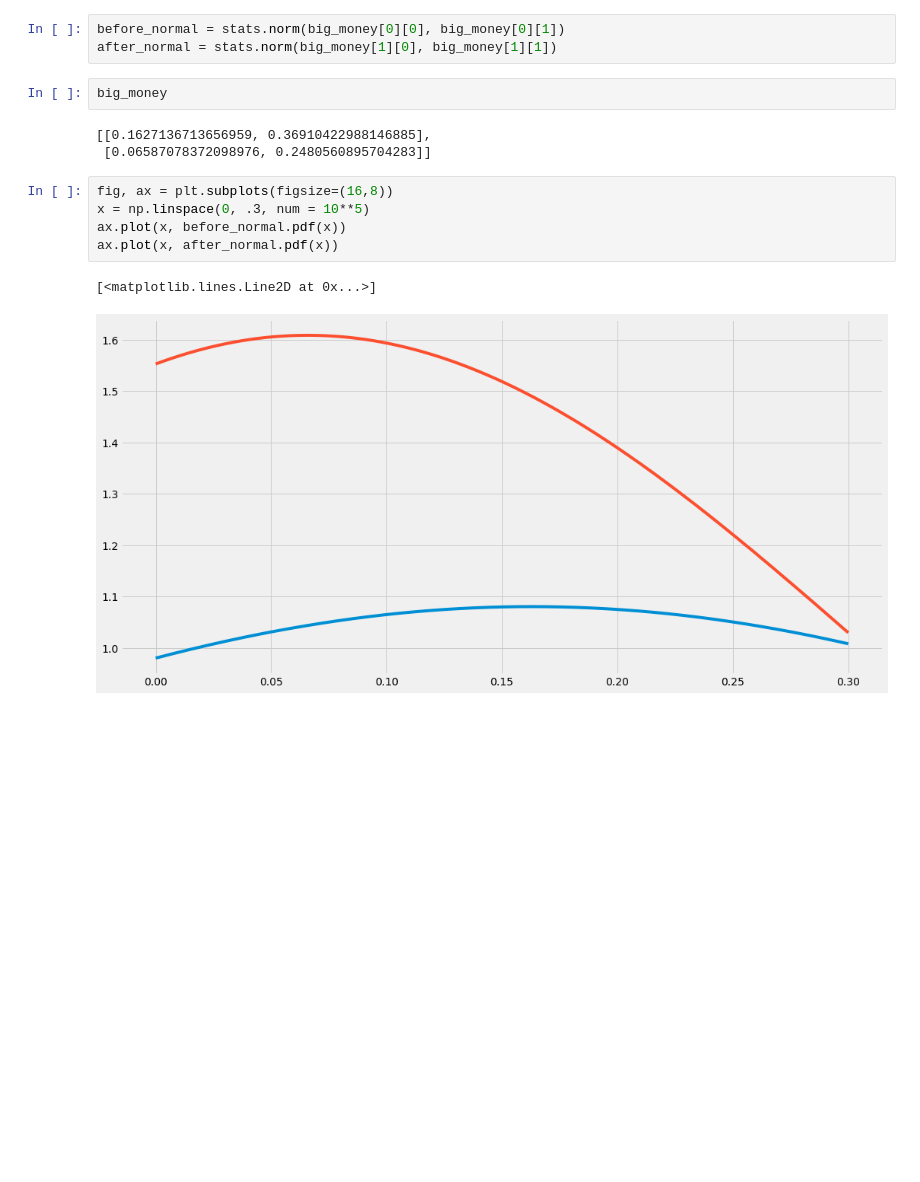
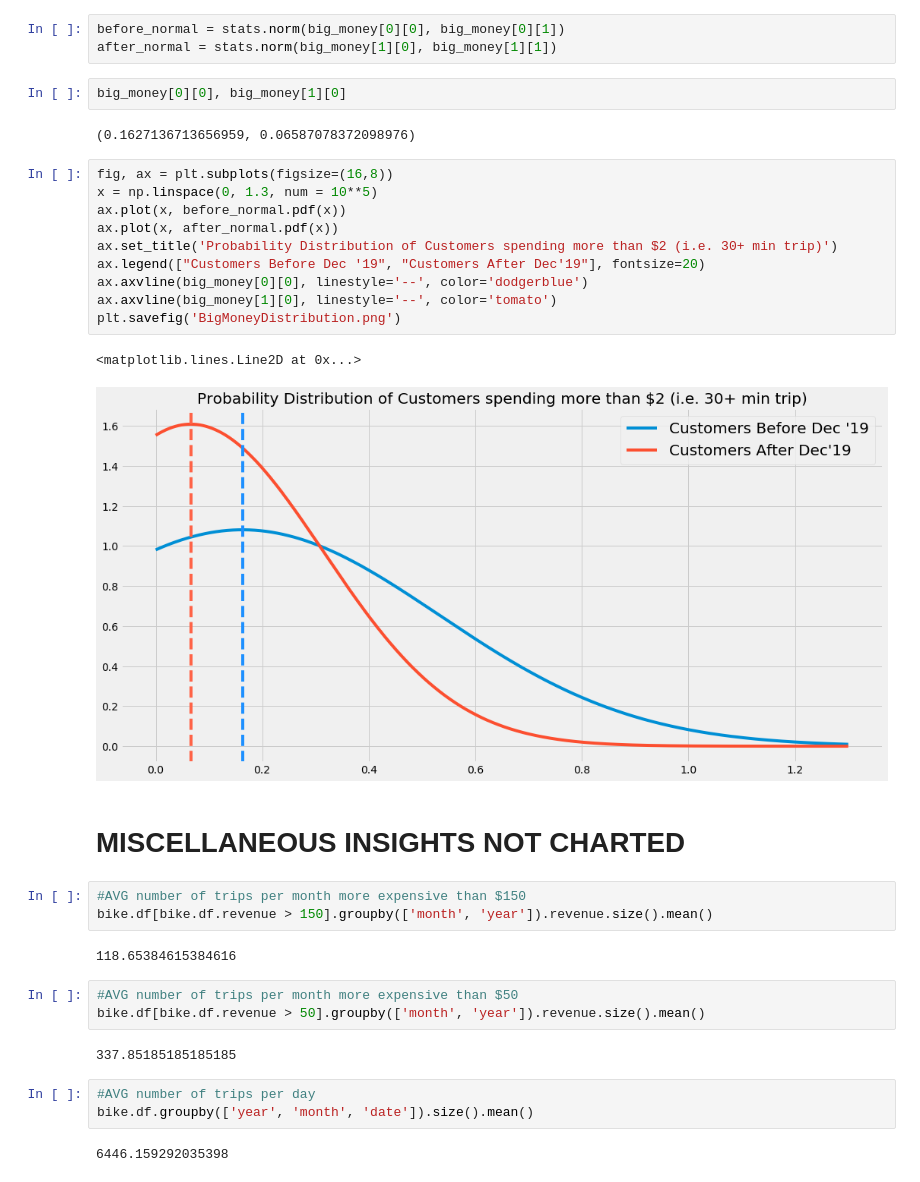
Before and after one commit to isaac-campbell-smith/BayWheels, a Jupyter notebook: Data Exploration.ipynb, the cells around one changed output. Cells and saved outputs as stored; diff of their text form; blank space fills up the shorter version.

Commit message:
updated charts

```diff
--- a/Data Exploration.ipynb
+++ b/Data Exploration.ipynb
@@ -129,16 +157,37 @@ big_money = bike.big_money_probability()
 # %%
 before_normal = stats.norm(big_money[0][0], big_money[0][1])
 after_normal = stats.norm(big_money[1][0], big_money[1][1])
-# %%
-big_money
-# %% [output]
-[[0.1627136713656959, 0.36910422988146885],
- [0.06587078372098976, 0.2480560895704283]]
+# %%
+big_money[0][0], big_money[1][0]
+# %% [output]
+(0.1627136713656959, 0.06587078372098976)
 # %%
 fig, ax = plt.subplots(figsize=(16,8))
-x = np.linspace(0, .3, num = 10**5)
+x = np.linspace(0, 1.3, num = 10**5)
 ax.plot(x, before_normal.pdf(x))
 ax.plot(x, after_normal.pdf(x))
+ax.set_title('Probability Distribution of Customers spending more than $2 (i.e. 30+ min trip)')
+ax.legend(["Customers Before Dec '19", "Customers After Dec'19"], fontsize=20)
+ax.axvline(big_money[0][0], linestyle='--', color='dodgerblue')
+ax.axvline(big_money[1][0], linestyle='--', color='tomato')
+plt.savefig('BigMoneyDistribution.png')
 # %% [output]
-[<matplotlib.lines.Line2D at 0x...>]
+<matplotlib.lines.Line2D at 0x...>
-[figure, old version]
+[figure, new version]
+# %% [markdown]
+# MISCELLANEOUS INSIGHTS NOT CHARTED
+# %%
+#AVG number of trips per month more expensive than $150
+bike.df[bike.df.revenue > 150].groupby(['month', 'year']).revenue.size().mean()
+# %% [output]
+118.65384615384616
+# %%
+#AVG number of trips per month more expensive than $50
+bike.df[bike.df.revenue > 50].groupby(['month', 'year']).revenue.size().mean()
+# %% [output]
+337.85185185185185
+# %%
+#AVG number of trips per day
+bike.df.groupby(['year', 'month', 'date']).size().mean()
+# %% [output]
+6446.159292035398
```
Also changed, not shown: parts of 12 cells of this notebook, 4 other files.
